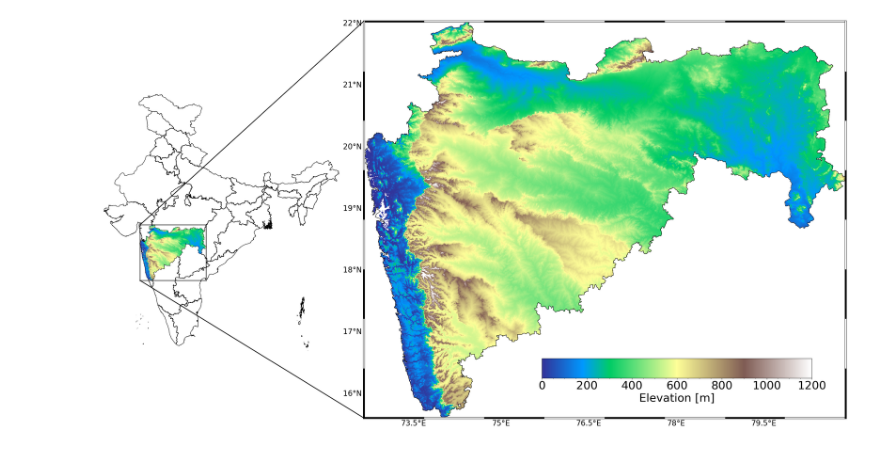
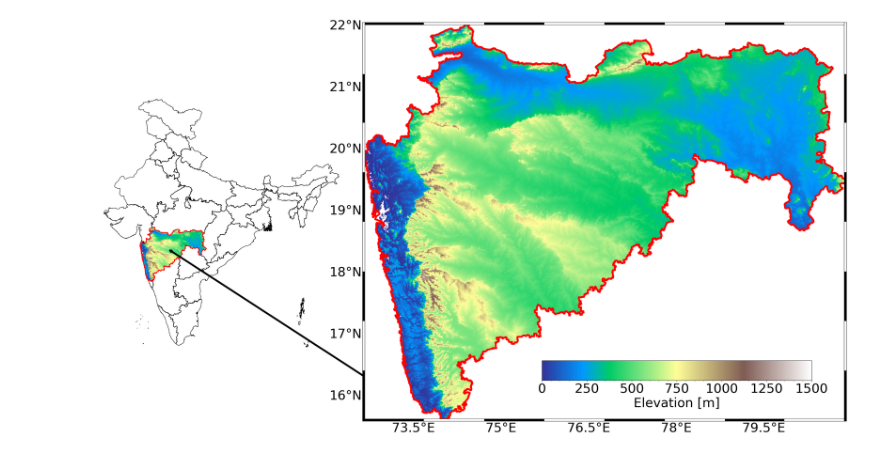
Before and after one commit to syedhamidali/test_scripts, a Jupyter notebook: Study_Region_Maharashtra.ipynb, the cells around one changed output. Saved outputs shown, nothing was run; the diff lists cells and outputs as text; code cells hidden in the pictures.

```diff
--- a/Study_Region_Maharashtra.ipynb
+++ b/Study_Region_Maharashtra.ipynb
@@ -157,60 +158,103 @@ axs.set_extent([67.5, 97.5, 7.5, 37])
 states.plot(ax=axs, fc='none', lw=1.0)
 maha_raster.plot(ax=axs, cmap='terrain', add_colorbar=False, vmin=0, vmax=1200,)
 axs.set_title("")
+maha_map.plot(ax=axs, fc='none', ec='r', lw=2)
 # add_map(axs, b=1, l=1, fontsize=15)
 axs.axis('off')
 
 axins = axs.inset_axes(
     [1.1, -0.5, 2, 2], xticklabels=[], yticklabels=[], projection=ccrs.PlateCarree())
 
-subpl = maha_raster.plot.imshow(vmin=0, vmax=1200, cmap='terrain',
+subpl = maha_raster.plot.imshow(vmin=0, vmax=1500, cmap='terrain',
                                  add_colorbar=False, ax=axins, #cbar_kwargs={'label':'Alt [m]',}
                                  add_labels=False,)
 
-# caxins = plt.colorbar(subpl, ax=axins,
-#                       fraction=0.1, shrink=0.5,
-#                       location=('top'), anchor=(0.5, 1.8), ) #
-# caxins.set_label(label='Elevation [m]', fontsize=18,)
 
 # Add an inset axis for the colorbar inside axins (bottom side)
 cb_ax = inset_axes(axins, width="80%", height="5%", loc='lower center',
                    bbox_to_anchor=(0.3, 0.1, 0.7, 1),
                    bbox_transform=axins.transAxes, borderpad=0)
 
 cbar = plt.colorbar(subpl, cax=cb_ax, orientation='horizontal')
-cbar.set_label(label='Elevation [m]', fontsize=30)
-cbar.ax.tick_params(labelsize=30)
+cbar.set_label(label='Elevation [m]', fontsize=35)
+cbar.ax.tick_params(labelsize=35)
 cbar.ax.minorticks_on()
 
-# Increase the font size of the tick labels
-caxins.ax.tick_params(labelsize=18)
-caxins.minorticks_on()
 
-inset_indicator1 = axs.indicate_inset_zoom(axins, edgecolor="0", lw=3, zorder=0)
-inset_indicator1.connectors[0].set_visible(False)
-inset_indicator1.connectors[1].set_visible(False)
-inset_indicator1.connectors[2].set_visible(False)
+
+# caxins = plt.colorbar(subpl, ax=axins,
+#                       fraction=0.1, shrink=0.5,
+#                       location=('top'), anchor=(0.5, 1.8), ) #
+# caxins.set_label(label='Elevation [m]', fontsize=18,)
+
+# # Increase the font size of the tick labels
+# caxins.ax.tick_params(labelsize=18)
+# caxins.minorticks_on()
+
+# import matplotlib.patches as mpatches
+# import numpy as np
+# import matplotlib.pyplot as plt
+
+# # Elevation bins and labels
+# elev_bins = [0, 100, 250, 500, 1000, 1500,]
+# elev_labels = ["0", "100", "250", "500", "1000", "1500",]
+
+# # Generate colors from the 'terrain' colormap
+# cmap = plt.get_cmap('terrain')
+# colors = cmap(np.linspace(0, 1, len(elev_labels)))  # use 0.2–1 to skip very light colors
+
+# # Create Patch handles
+# legend_handles = [
+#     mpatches.Patch(color=colors[i], label=f"{elev_labels[i]} m", ec='k')
+#     for i in range(len(elev_labels))
+# ]
+
+# # Add the discrete legend to the inset axis (or main axis if you prefer)
+# axins.legend(
+#     handles=legend_handles,
+#     loc='lower right',
+#     bbox_to_anchor=(1, 0),  # position to the right of inset
+#     borderaxespad=0.2,
+#     frameon=True,
+#     title="Elevation in Meters",
+#     fontsize=30,
+#     title_fontsize=30
+# )
+
+# inset_indicator1 = axs.indicate_inset_zoom(axins, edgecolor="0", lw=3, zorder=0)
+# inset_indicator1.connectors[0].set_visible(False)
+# inset_indicator1.connectors[1].set_visible(False)
+# inset_indicator1.connectors[2].set_visible(False)
 # axins.set_aspect('equal')
 
-from matplotlib.patches import ConnectionPatch
 
 # Get Maharashtra bounds
 minx, miny, maxx, maxy = maha_map.total_bounds
 
 
-# Add custom lines for upper-left and lower-left only
-for (x, y) in [(minx, maxy), (minx, miny)]:  # UL and LL
-    con = ConnectionPatch(xyA=(x, y), coordsA=axs.transData,
-                          xyB=(x, y), coordsB=axins.transData,
-                          color='black', linewidth=2, zorder=20)
-    axs.add_artist(con)
+# # Add custom lines for upper-left and lower-left only
+# for (x, y) in [(minx, maxy), (minx, miny)]:  # UL and LL
+#     con = ConnectionPatch(xyA=(x, y), coordsA=axs.transData,
+#                           xyB=(x, y), coordsB=axins.transData,
+#                           color='black', linewidth=2, zorder=20)
+#     axs.add_artist(con)
 
-axins.set_aspect('equal')
+# Single arrow from centroid
+centroid = maha_map.geometry.centroid.iloc[0]
+axs.annotate(
+    '', xy=centroid.coords[0], xycoords='data',
+    xytext=(1.1, -0.1), textcoords='axes fraction',  # roughly where the inset is
+    arrowprops=dict(arrowstyle="->", color='black', lw=5)
+)
 
-maha_map.plot(ax=axins, fc='none')
+# axins.set_aspect('equal')
+
+maha_map.plot(ax=axins, fc='none', ec='r', lw=5)
 axins.set_extent([minx, maxx, miny, maxy])
-axins.zebra_frame(lw=5)
-add_map(ax=axins, b=1, l=1, fontsize=20)
+axins.zebra_frame(lw=7)
+add_map(ax=axins, b=1, l=1, fontsize=35)
 # plt.savefig("Maharashtra_Topo.png", bbox_inches='tight', dpi=600)
+plt.savefig("Maharashtra_Topo.pdf", bbox_inches='tight', dpi=600)
+plt.show()
 # %% [output]
-[figure, old version]
+[figure, new version]
```
Also changed, not shown: parts of 3 cells of this notebook.
